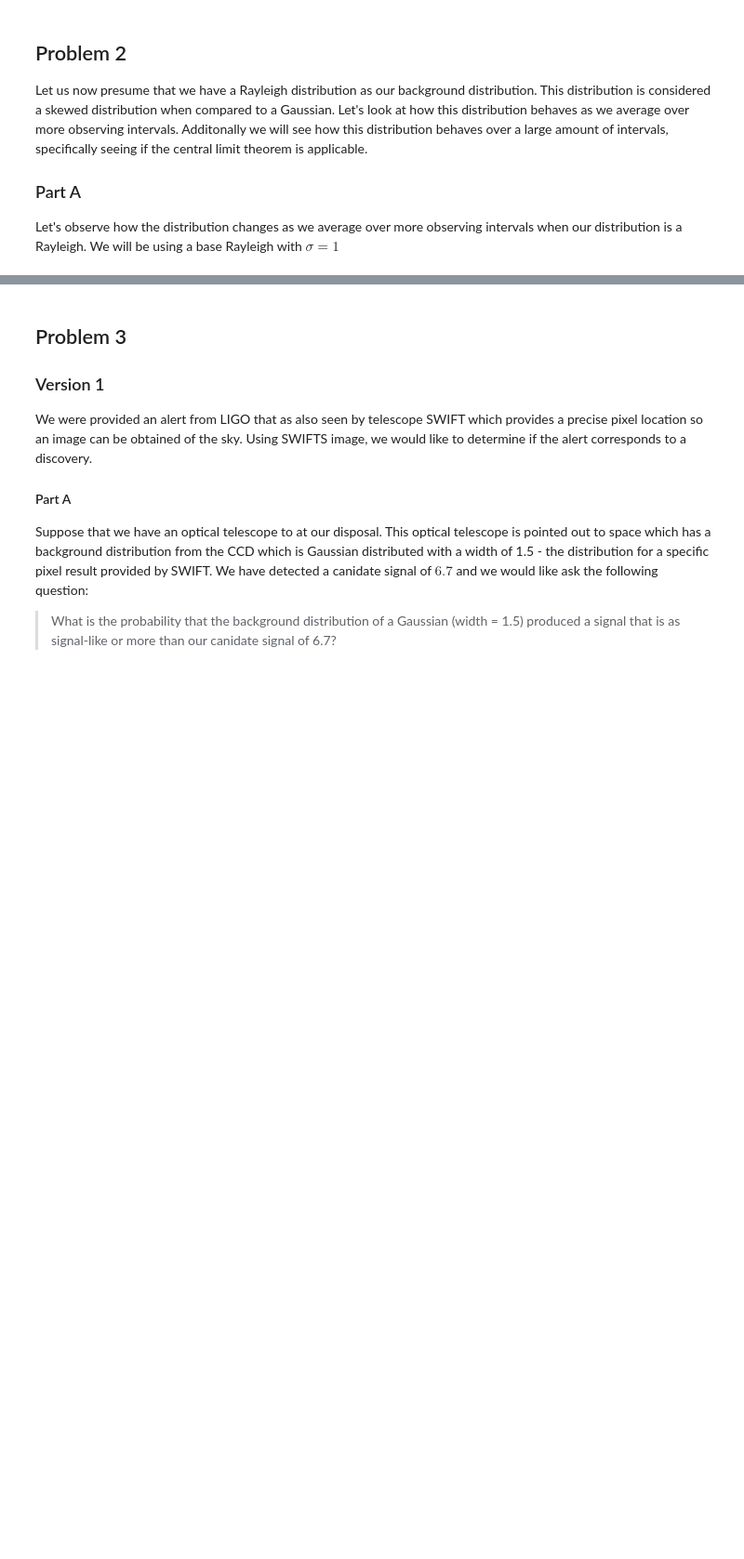
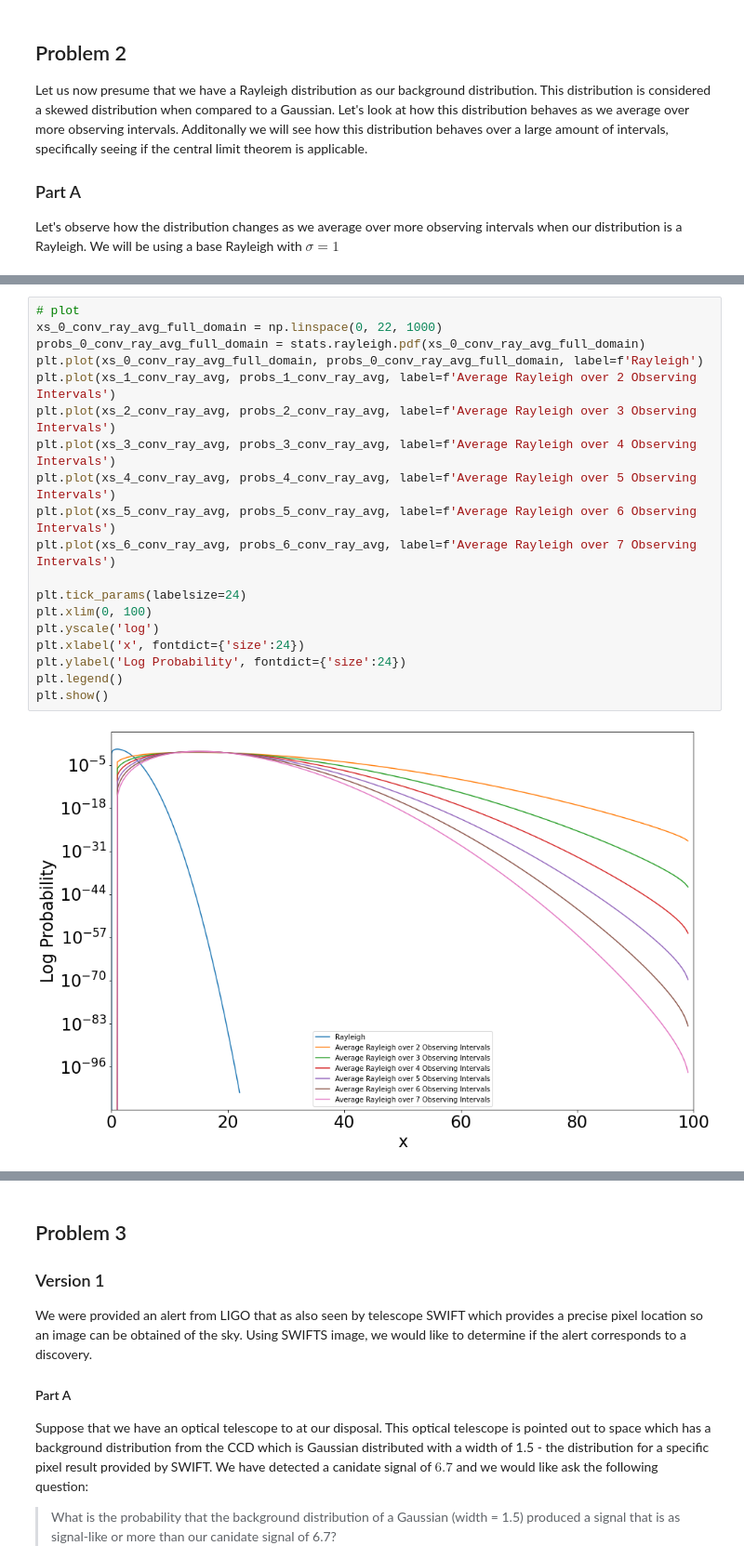
Before and after one commit to williamdolsen/phys434-21au, a Jupyter notebook: labs/lab2/lab2.ipynb, the cells around one changed output, grey strips where cells are left out. Shown at 93% size. Cells and saved outputs as stored; diff of their text form; blank space fills up the shorter version.

```diff
--- a/labs/lab2/lab2.ipynb
+++ b/labs/lab2/lab2.ipynb
@@ -239,0 +251,21 @@ as we average more we approach the mean value of the gaussian that we will event
+# %%
+# plot
+xs_0_conv_ray_avg_full_domain = np.linspace(0, 22, 1000)
+probs_0_conv_ray_avg_full_domain = stats.rayleigh.pdf(xs_0_conv_ray_avg_full_domain)
+plt.plot(xs_0_conv_ray_avg_full_domain, probs_0_conv_ray_avg_full_domain, label=f'Rayleigh')
+plt.plot(xs_1_conv_ray_avg, probs_1_conv_ray_avg, label=f'Average Rayleigh over 2 Observing Intervals')
+plt.plot(xs_2_conv_ray_avg, probs_2_conv_ray_avg, label=f'Average Rayleigh over 3 Observing Intervals')
+plt.plot(xs_3_conv_ray_avg, probs_3_conv_ray_avg, label=f'Average Rayleigh over 4 Observing Intervals')
+plt.plot(xs_4_conv_ray_avg, probs_4_conv_ray_avg, label=f'Average Rayleigh over 5 Observing Intervals')
+plt.plot(xs_5_conv_ray_avg, probs_5_conv_ray_avg, label=f'Average Rayleigh over 6 Observing Intervals')
+plt.plot(xs_6_conv_ray_avg, probs_6_conv_ray_avg, label=f'Average Rayleigh over 7 Observing Intervals')
+
+plt.tick_params(labelsize=24)
+plt.xlim(0, 100)
+plt.yscale('log')
+plt.xlabel('x', fontdict={'size':24})
+plt.ylabel('Log Probability', fontdict={'size':24})
+plt.legend()
+plt.show()
+# %% [output]
+[figure, added]
```
Also changed, not shown: parts of 11 cells of this notebook.
